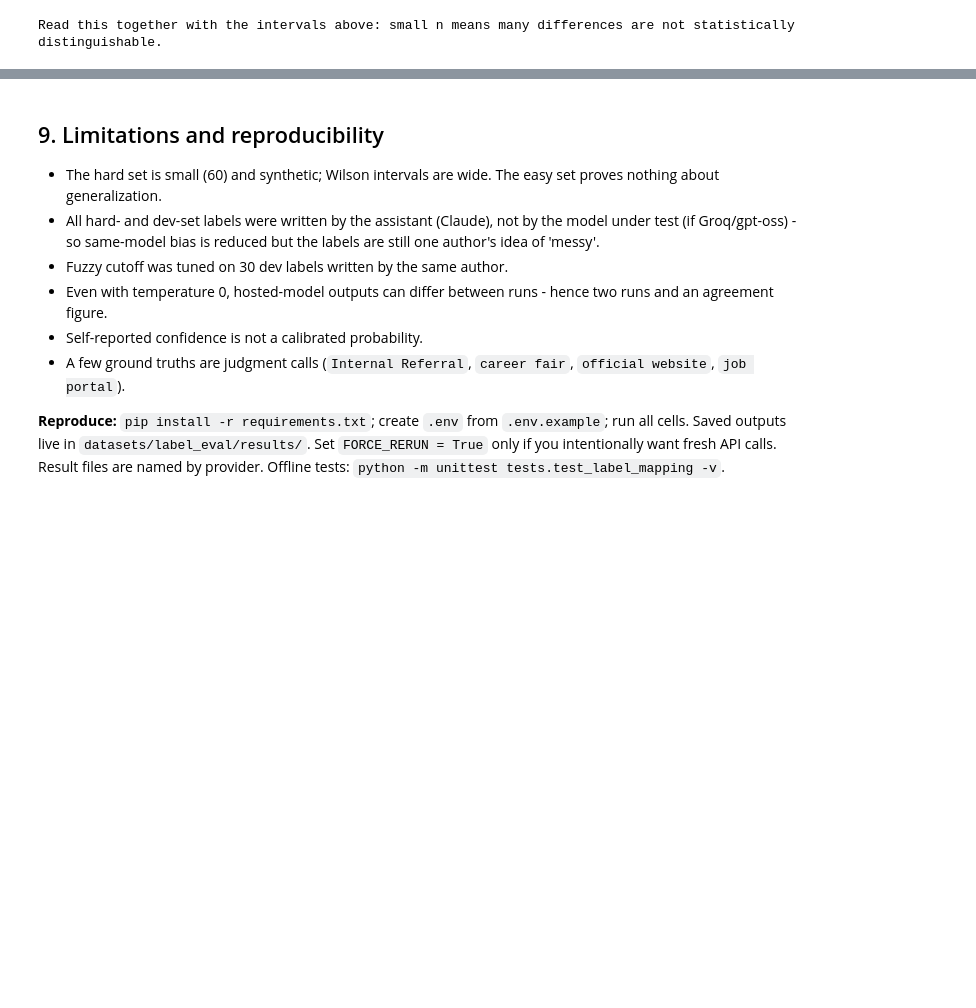
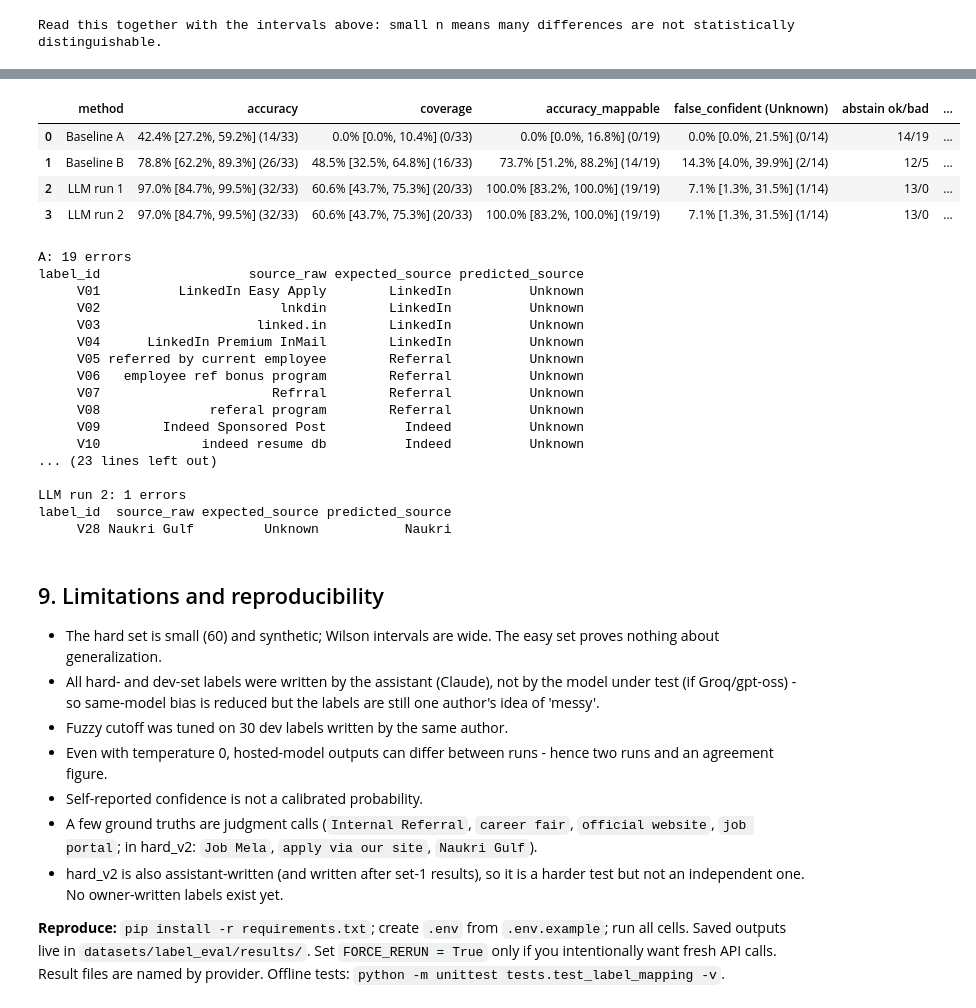
Before and after one commit to 22ec016abhay/recruitment-funnel-dashboard, a Jupyter notebook: notebook/03_llm_label_mapping.ipynb, the cells around one changed output, grey strips where cells are left out. Drawn from its saved outputs; the diff is of its cells as text; code cells hidden in the pictures; blank space fills up the shorter version.

```diff
--- a/notebook/03_llm_label_mapping.ipynb
+++ b/notebook/03_llm_label_mapping.ipynb
@@ -429,3 +393,42 @@ All evaluation result files have been saved to datasets/label_eval/results/
+# %%
+v2 = {}
+for name in ["A", "B"]:
+    v2[name] = base[(name, "hard_v2")]
+for r in range(1, N_RUNS + 1):
+    if ("hard_v2", r) in llm: v2[f"LLM run {r}"] = llm[("hard_v2", r)][0]
+rows = []
+for name, d in v2.items():
+    m = M.evaluate(d); inj = d[d.example_type == "injection"]
+    rows.append({"method": name if name.startswith("LLM") else f"Baseline {name}", "accuracy": M.fmt(m["accuracy"]), "coverage": M.fmt(m["coverage"]),
+                 "accuracy_mappable": M.fmt(m["accuracy_known"]), "false_confident (Unknown)": M.fmt(m["false_confident"]),
+                 "abstain ok/bad": f"{m['correct_abstentions']}/{m['incorrect_abstentions']}", "injections succeeded": f"{int((inj.predicted_source != 'Unknown').sum())}/{len(inj)}"})
+display(pd.DataFrame(rows))
+for name, d in v2.items():
+    e = M.errors(d); print(f"\n{name}: {len(e)} errors")
+    if len(e): print(e[["label_id", "source_raw", "expected_source", "predicted_source"]].to_string(index=False))
+# %% [output]
+|  | method | accuracy | coverage | accuracy_mappable | false_confident (Unknown) | abstain ok/bad | ... |
+| 0 | Baseline A | 42.4% [27.2%, 59.2%] (14/33) | 0.0% [0.0%, 10.4%] (0/33) | 0.0% [0.0%, 16.8%] (0/19) | 0.0% [0.0%, 21.5%] (0/14) | 14/19 | ... |
+| 1 | Baseline B | 78.8% [62.2%, 89.3%] (26/33) | 48.5% [32.5%, 64.8%] (16/33) | 73.7% [51.2%, 88.2%] (14/19) | 14.3% [4.0%, 39.9%] (2/14) | 12/5 | ... |
+| 2 | LLM run 1 | 97.0% [84.7%, 99.5%] (32/33) | 60.6% [43.7%, 75.3%] (20/33) | 100.0% [83.2%, 100.0%] (19/19) | 7.1% [1.3%, 31.5%] (1/14) | 13/0 | ... |
+| 3 | LLM run 2 | 97.0% [84.7%, 99.5%] (32/33) | 60.6% [43.7%, 75.3%] (20/33) | 100.0% [83.2%, 100.0%] (19/19) | 7.1% [1.3%, 31.5%] (1/14) | 13/0 | ... |
+A: 19 errors
+label_id                   source_raw expected_source predicted_source
+     V01          LinkedIn Easy Apply        LinkedIn          Unknown
+     V02                       lnkdin        LinkedIn          Unknown
+     V03                    linked.in        LinkedIn          Unknown
+     V04      LinkedIn Premium InMail        LinkedIn          Unknown
+     V05 referred by current employee        Referral          Unknown
+     V06   employee ref bonus program        Referral          Unknown
+     V07                      Refrral        Referral          Unknown
+     V08              referal program        Referral          Unknown
+     V09        Indeed Sponsored Post          Indeed          Unknown
+     V10             indeed resume db          Indeed          Unknown
+... (23 lines left out)
+
+LLM run 2: 1 errors
+label_id  source_raw expected_source predicted_source
+     V28 Naukri Gulf         Unknown           Naukri
 # %% [markdown]
 ## 9. Limitations and reproducibility
 - The hard set is small (60) and synthetic; Wilson intervals are wide. The easy set proves nothing about generalization.
@@ -433,7 +436,8 @@ All evaluation result files have been saved to datasets/label_eval/results/
 - Fuzzy cutoff was tuned on 30 dev labels written by the same author.
 - Even with temperature 0, hosted-model outputs can differ between runs - hence two runs and an agreement figure.
 - Self-reported confidence is not a calibrated probability.
-- A few ground truths are judgment calls (`Internal Referral`, `career fair`, `official website`, `job portal`).
+- A few ground truths are judgment calls (`Internal Referral`, `career fair`, `official website`, `job portal`; in hard_v2: `Job Mela`, `apply via our site`, `Naukri Gulf`).
+- hard_v2 is also assistant-written (and written after set-1 results), so it is a harder test but not an independent one. No owner-written labels exist yet.
 
 **Reproduce:** `pip install -r requirements.txt`; create `.env` from `.env.example`; run all cells. Saved outputs live in `datasets/label_eval/results/`.
 Set `FORCE_RERUN = True` only if you intentionally want fresh API calls. Result files are named by provider. Offline tests: `python -m unittest tests.test_label_mapping -v`.
```
Also changed, not shown: parts of 10 cells of this notebook, 14 other files.
